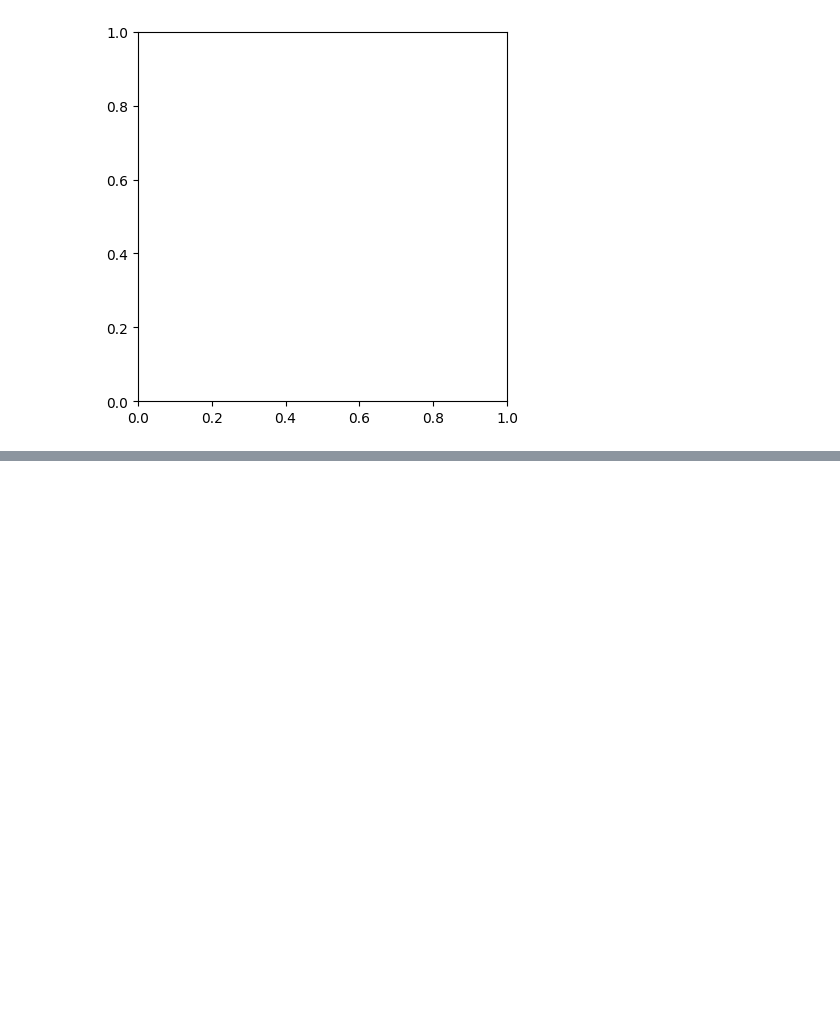
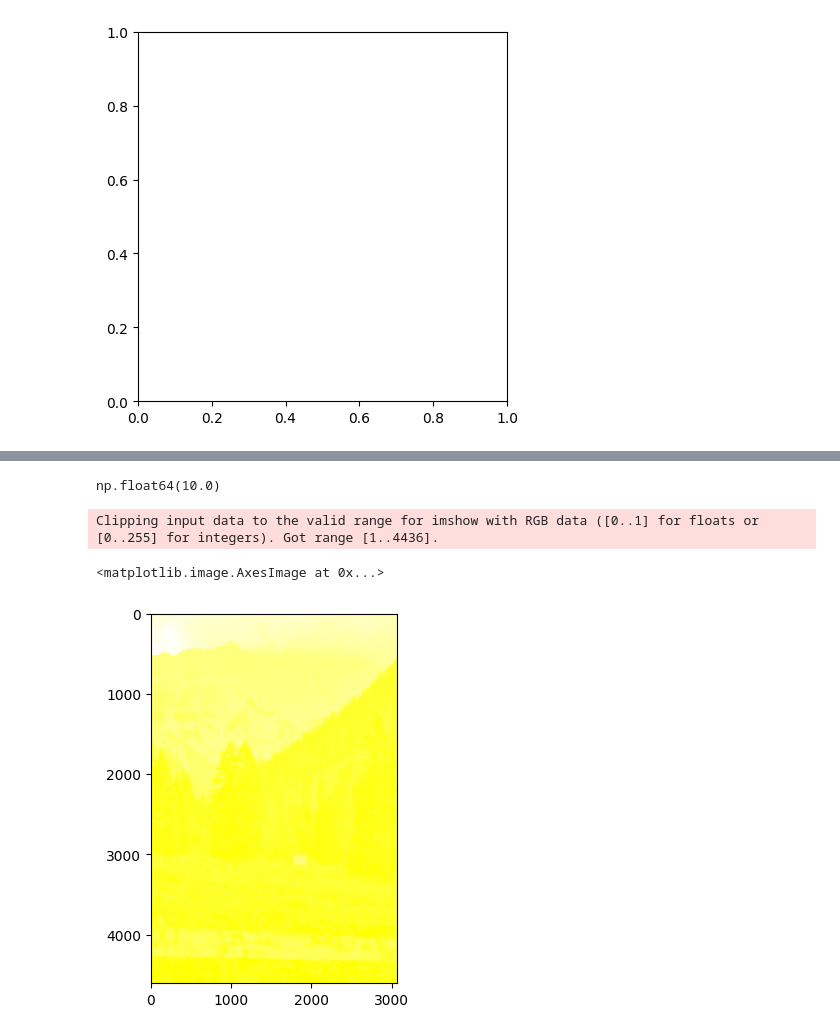
Before and after one commit to palak30jain/iitr_june_2025_palak, a Jupyter notebook: numpy_1.ipynb, the cells around one changed output, grey strips where cells are left out. Drawn from its saved outputs; the diff is of its cells as text; code cells hidden in the pictures; blank space fills up the shorter version.

```diff
--- a/numpy_1.ipynb
+++ b/numpy_1.ipynb
@@ -70,0 +253,18 @@ TypeError: Invalid shape (2000, 1000, 2) for image data
+# %%
+r = fe + se
+r[-1]/r[0]
+# %% [output]
+np.float64(10.0)
+# %%
+# if we add random noise to image
+
+# random_noise = np.random.random(img.shape)
+
+random_noise = np.random.randint(img.shape)
+# %%
+# noised_img = img + random_noise
+plt.imshow(img + random_noise)
+# %% [output]
+Clipping input data to the valid range for imshow with RGB data ([0..1] for floats or [0..255] for integers). Got range [1..4436].
+<matplotlib.image.AxesImage at 0x...>
+[figure, added]
```
Also changed, not shown: parts of 39 cells of this notebook.
